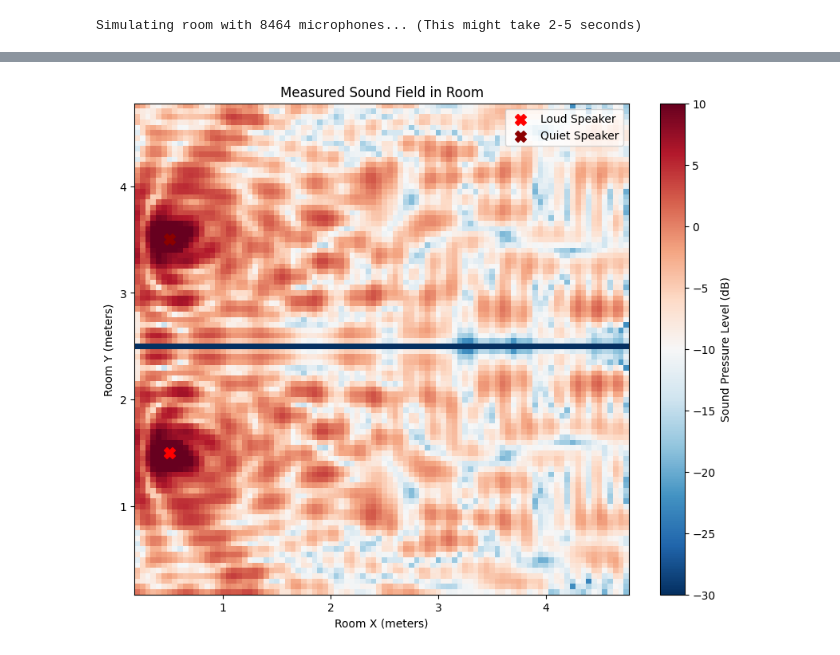
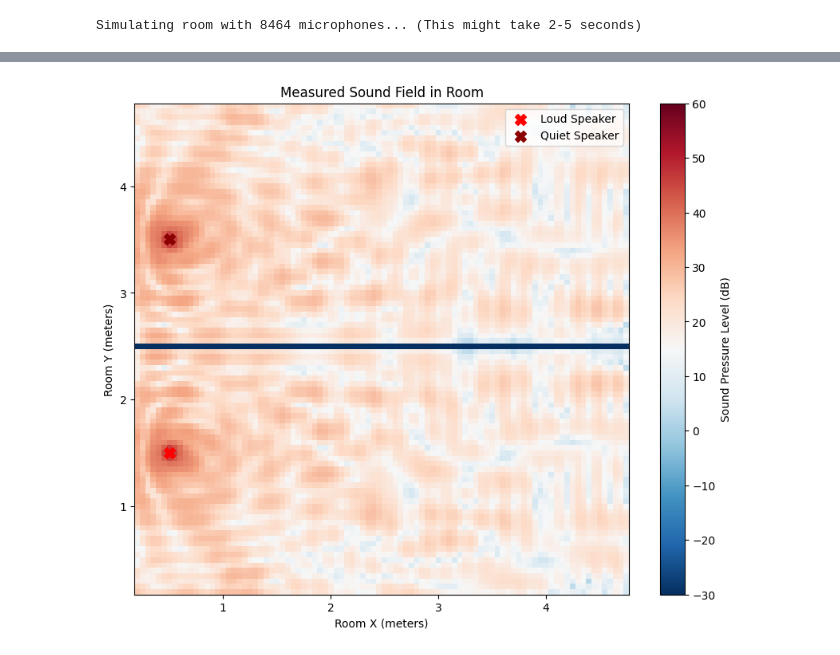
Before and after one commit to felipe-lund/sound-zones, a Jupyter notebook: basic_trial.ipynb, the cells around one changed output, grey strips where cells are left out. Drawn from its saved outputs; the diff is of its cells as text; code cells hidden in the pictures.

```diff
--- a/basic_trial.ipynb
+++ b/basic_trial.ipynb
@@ -85,8 +82,8 @@ room = pra.ShoeBox([5, 5, 5], fs=fs)
 
 t = np.arange(0, 0.1, 1/fs) # 0.1 seconds of audio
 f0 = 1000.0
-signal_loud = 1.0 * np.sin(2 * np.pi * f0 * t + np.pi)
-signal_quiet = 1.0 * np.sin(2 * np.pi * f0 * t)
+signal_loud = 20 * np.sin(2 * np.pi * f0 * t + np.pi)
+signal_quiet = 20 * np.sin(2 * np.pi * f0 * t)
 
 # Add Speakers (Left is loud, Right is quiet)
 speakers = np.array([[0.5, 1.5, 2.5], [0.5, 3.5, 2.5]]).T
@@ -130,22 +141,22 @@ plt.hist(db_values.clip(-30, 40))
 # %%
 
 # Reshape the flat list of dB values back into our 2D grid shape for plotting
 Z_db = db_values.reshape(X.shape)
 
 # 5. Plot the Heat Map
 plt.figure(figsize=(10, 8))
 # Use pcolormesh to draw the heat map
-im = plt.pcolormesh(X, Y, Z_db, cmap='RdBu_r', shading='auto', vmin=-30, vmax=10)
+im = plt.pcolormesh(X, Y, Z_db, cmap='RdBu_r', shading='auto', vmin=-30, vmax=60)
 plt.colorbar(im, label='Sound Pressure Level (dB)')
 
 # Plot the speakers on top
 plt.scatter(speakers[0, 0], speakers[1, 0], c='red', marker='X', s=100, label='Loud Speaker')
 plt.scatter(speakers[0, 1], speakers[1, 1], c='darkred', marker='X', s=100, label='Quiet Speaker')
 
 plt.title("Measured Sound Field in Room")
 plt.xlabel("Room X (meters)")
 plt.ylabel("Room Y (meters)")
 plt.legend(loc='upper right')
 plt.show()
 # %% [output]
-[figure, old version]
+[figure, new version]
```
Also changed, not shown: parts of 3 cells of this notebook.
